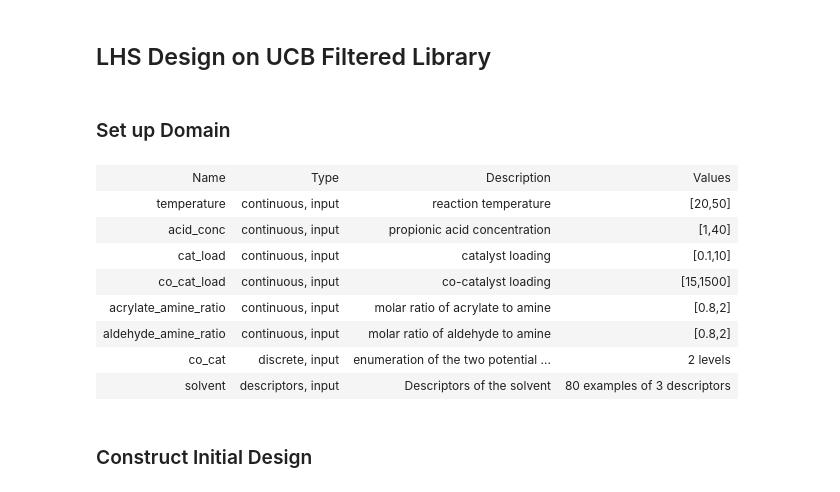
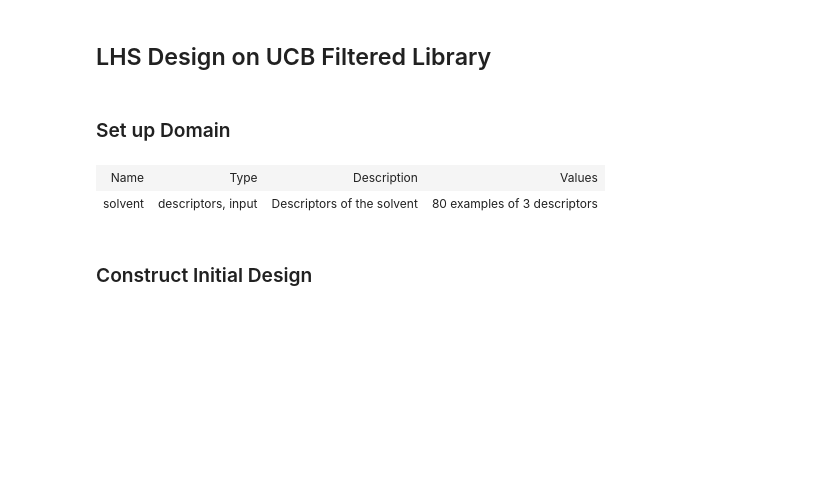
Before and after one commit to sustainable-processes/summit, a Jupyter notebook: case_studies/photoamination/initial_design.ipynb, the cells around one changed output. Drawn from its saved outputs; the diff is of its cells as text; code cells hidden in the pictures; blank space fills up the shorter version.

```diff
--- a/case_studies/photoamination/initial_design.ipynb
+++ b/case_studies/photoamination/initial_design.ipynb
@@ -193,52 +220,45 @@ solvent_ds_pcs_ucb  = create_pca_ds(solvent_ds_ucb)
 # %%
 #Specify the optimization space
 
 domain_ucb = Domain()
 
-domain_ucb += ContinuousVariable(name='temperature',
-                             description = "reaction temperature",
-                             bounds=[20, 50])
+# domain_ucb += ContinuousVariable(name='temperature',
+#                              description = "reaction temperature",
+#                              bounds=[20, 50])
 
-domain_ucb += ContinuousVariable(name="acid_conc",
-                             description = "propionic acid concentration",
-                             bounds=[1,40])
+# domain_ucb += ContinuousVariable(name="acid_conc",
+#                              description = "propionic acid concentration",
+#                              bounds=[1,40])
 
-domain_ucb += ContinuousVariable(name="cat_load",
-                             description = "catalyst loading",
-                             bounds=[0.1, 10])
+# domain_ucb += ContinuousVariable(name="cat_load",
+#                              description = "catalyst loading",
+#                              bounds=[0.1, 10])
 
-domain_ucb += ContinuousVariable(name="co_cat_load",
-                             description = "co-catalyst loading",
-                             bounds=[15, 1500])
+# domain_ucb += ContinuousVariable(name="co_cat_load",
+#                              description = "co-catalyst loading",
+#                              bounds=[15, 1500])
 
-domain_ucb += ContinuousVariable(name="acrylate_amine_ratio",
-                             description = "molar ratio of acrylate to amine",
-                             bounds = [0.8, 2])
+# domain_ucb += ContinuousVariable(name="acrylate_amine_ratio",
+#                              description = "molar ratio of acrylate to amine",
+#                              bounds = [0.8, 2])
 
 
-domain_ucb += ContinuousVariable(name="aldehyde_amine_ratio",
-                             description = "molar ratio of aldehyde to amine",
-                             bounds=[0.8, 2])
+# domain_ucb += ContinuousVariable(name="aldehyde_amine_ratio",
+#                              description = "molar ratio of aldehyde to amine",
+#                              bounds=[0.8, 2])
 
-domain_ucb += DiscreteVariable(name="co_cat",
-                           description="enumeration of the two potential cocatalysts",
-                           levels = ['co_cat_1', 'co_cat_2'])
+# domain_ucb += DiscreteVariable(name="co_cat",
+#                            description="enumeration of the two potential cocatalysts",
+#                            levels = ['co_cat_1', 'co_cat_2'])
 
 
 domain_ucb += DescriptorsVariable(name="solvent",
                              description="Descriptors of the solvent",
                              ds=solvent_ds_pcs_ucb)
 
 domain_ucb #The domain should display as an html table
 # %% [output]
 | Name | Type | Description | Values |
-| temperature | continuous, input | reaction temperature | [20,50] |
-| acid_conc | continuous, input | propionic acid concentration | [1,40] |
-| cat_load | continuous, input | catalyst loading | [0.1,10] |
-| co_cat_load | continuous, input | co-catalyst loading | [15,1500] |
-| acrylate_amine_ratio | continuous, input | molar ratio of acrylate to amine | [0.8,2] |
-| aldehyde_amine_ratio | continuous, input | molar ratio of aldehyde to amine | [0.8,2] |
-| co_cat | discrete, input | enumeration of the two potential ... | 2 levels |
 | solvent | descriptors, input | Descriptors of the solvent | 80 examples of 3 descriptors |
 # %% [markdown]
 ### Construct Initial Design
```
Also changed, not shown: parts of 8 cells of this notebook, 4 other files.
